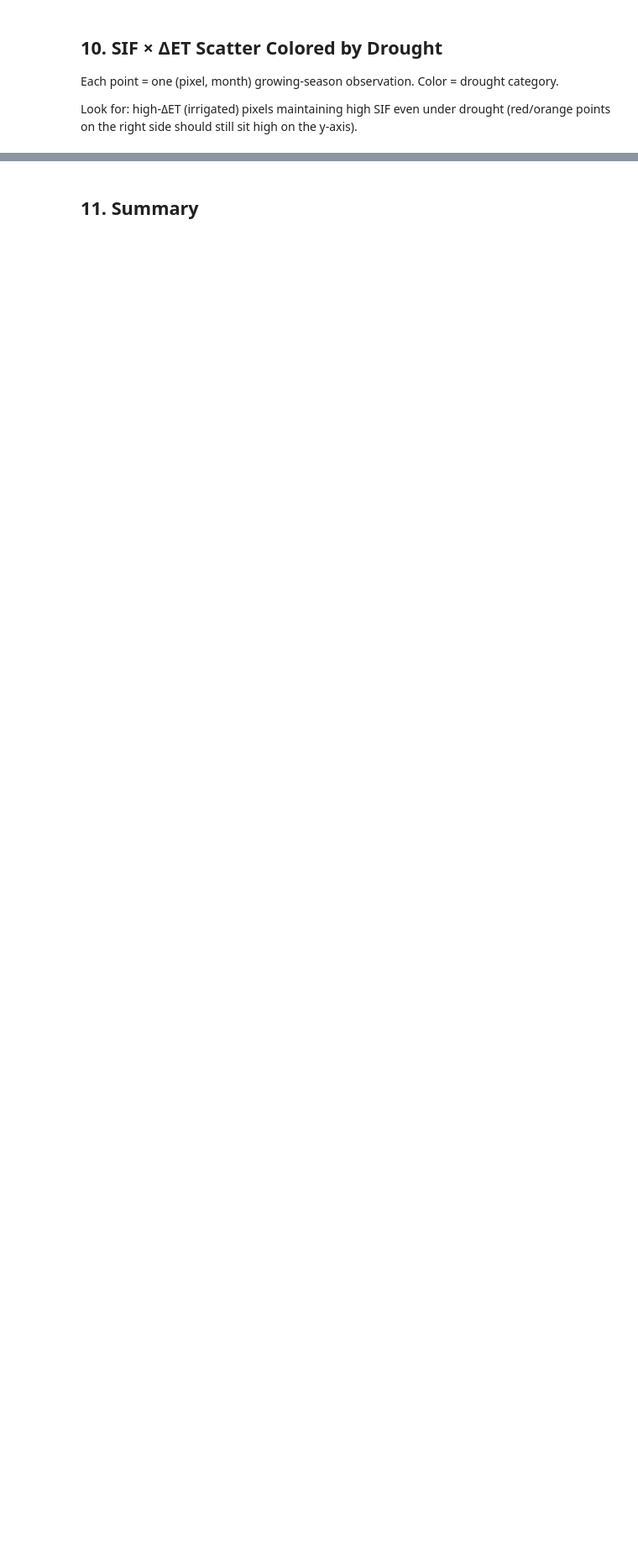
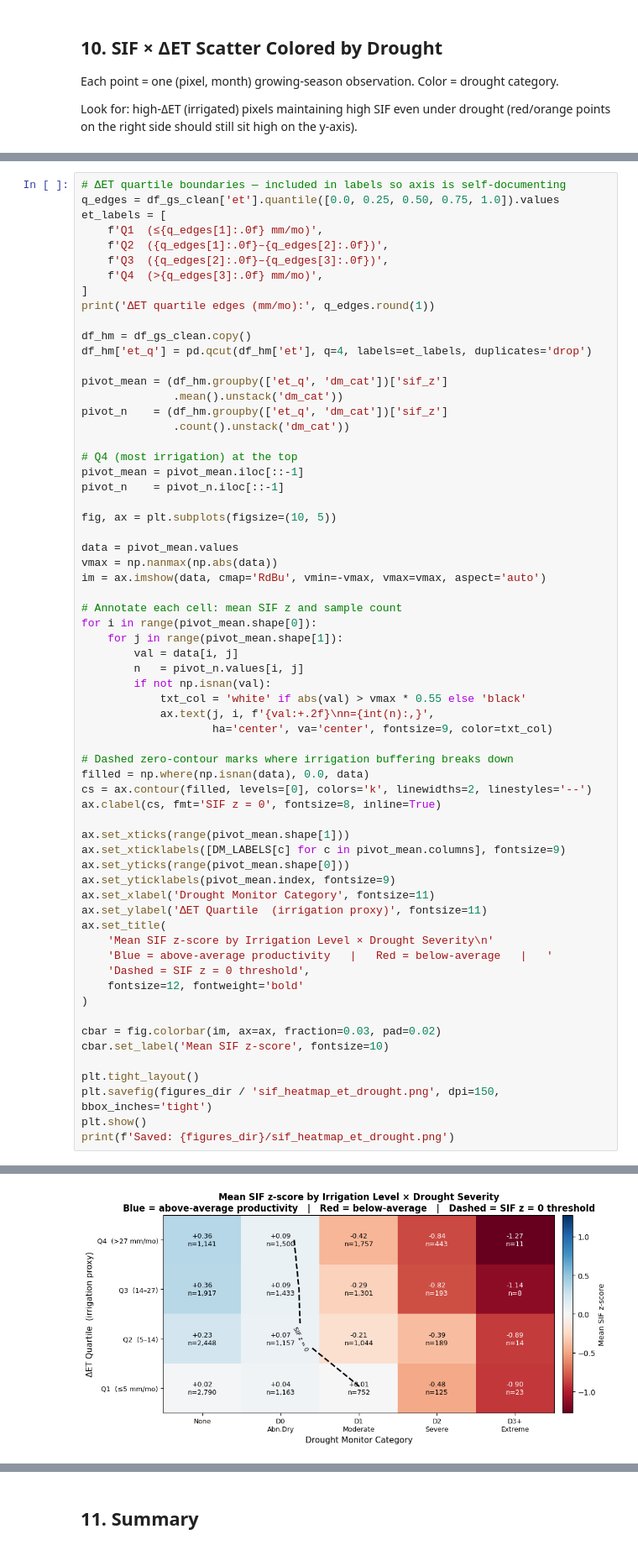
Before and after one commit to jacksoncoldiron/SIF-Analysis, a Jupyter notebook: src/notebooks/analysis/sif_irrigation_drought.ipynb, the cells around one changed output, grey strips where cells are left out. Shown at 84% size. Cells and saved outputs as stored; diff of their text form; blank space fills up the shorter version.

```diff
--- a/src/notebooks/analysis/sif_irrigation_drought.ipynb
+++ b/src/notebooks/analysis/sif_irrigation_drought.ipynb
@@ -642,0 +650,65 @@ Saved: /home/pielab-sandbox-jcoldiron/SIF-Analysis/figures/sif_irr_drought/sif_i
+# %%
+# ΔET quartile boundaries — included in labels so axis is self-documenting
+q_edges = df_gs_clean['et'].quantile([0.0, 0.25, 0.50, 0.75, 1.0]).values
+et_labels = [
+    f'Q1  (≤{q_edges[1]:.0f} mm/mo)',
+    f'Q2  ({q_edges[1]:.0f}–{q_edges[2]:.0f})',
+    f'Q3  ({q_edges[2]:.0f}–{q_edges[3]:.0f})',
+    f'Q4  (>{q_edges[3]:.0f} mm/mo)',
+]
+print('ΔET quartile edges (mm/mo):', q_edges.round(1))
+
+df_hm = df_gs_clean.copy()
+df_hm['et_q'] = pd.qcut(df_hm['et'], q=4, labels=et_labels, duplicates='drop')
+
+pivot_mean = (df_hm.groupby(['et_q', 'dm_cat'])['sif_z']
+              .mean().unstack('dm_cat'))
+pivot_n    = (df_hm.groupby(['et_q', 'dm_cat'])['sif_z']
+              .count().unstack('dm_cat'))
+
+# Q4 (most irrigation) at the top
+pivot_mean = pivot_mean.iloc[::-1]
+pivot_n    = pivot_n.iloc[::-1]
+
+fig, ax = plt.subplots(figsize=(10, 5))
+
+data = pivot_mean.values
+vmax = np.nanmax(np.abs(data))
+im = ax.imshow(data, cmap='RdBu', vmin=-vmax, vmax=vmax, aspect='auto')
+
+# Annotate each cell: mean SIF z and sample count
+for i in range(pivot_mean.shape[0]):
+    for j in range(pivot_mean.shape[1]):
+        val = data[i, j]
+        n   = pivot_n.values[i, j]
+        if not np.isnan(val):
+            txt_col = 'white' if abs(val) > vmax * 0.55 else 'black'
+            ax.text(j, i, f'{val:+.2f}\nn={int(n):,}',
+                    ha='center', va='center', fontsize=9, color=txt_col)
+
+# Dashed zero-contour marks where irrigation buffering breaks down
+filled = np.where(np.isnan(data), 0.0, data)
+cs = ax.contour(filled, levels=[0], colors='k', linewidths=2, linestyles='--')
+ax.clabel(cs, fmt='SIF z = 0', fontsize=8, inline=True)
+
+ax.set_xticks(range(pivot_mean.shape[1]))
+ax.set_xticklabels([DM_LABELS[c] for c in pivot_mean.columns], fontsize=9)
+ax.set_yticks(range(pivot_mean.shape[0]))
+ax.set_yticklabels(pivot_mean.index, fontsize=9)
+ax.set_xlabel('Drought Monitor Category', fontsize=11)
+ax.set_ylabel('ΔET Quartile  (irrigation proxy)', fontsize=11)
+ax.set_title(
+    'Mean SIF z-score by Irrigation Level × Drought Severity\n'
+    'Blue = above-average productivity   |   Red = below-average   |   '
+    'Dashed = SIF z = 0 threshold',
+    fontsize=12, fontweight='bold'
+)
+
+cbar = fig.colorbar(im, ax=ax, fraction=0.03, pad=0.02)
+cbar.set_label('Mean SIF z-score', fontsize=10)
+
+plt.tight_layout()
+plt.savefig(figures_dir / 'sif_heatmap_et_drought.png', dpi=150, bbox_inches='tight')
+plt.show()
+print(f'Saved: {figures_dir}/sif_heatmap_et_drought.png')
+# %% [output]
@@ -642,0 +716 @@ Saved: /home/pielab-sandbox-jcoldiron/SIF-Analysis/figures/sif_irr_drought/sif_i
+[figure, added]
```
Also changed, not shown: parts of 7 cells of this notebook.
